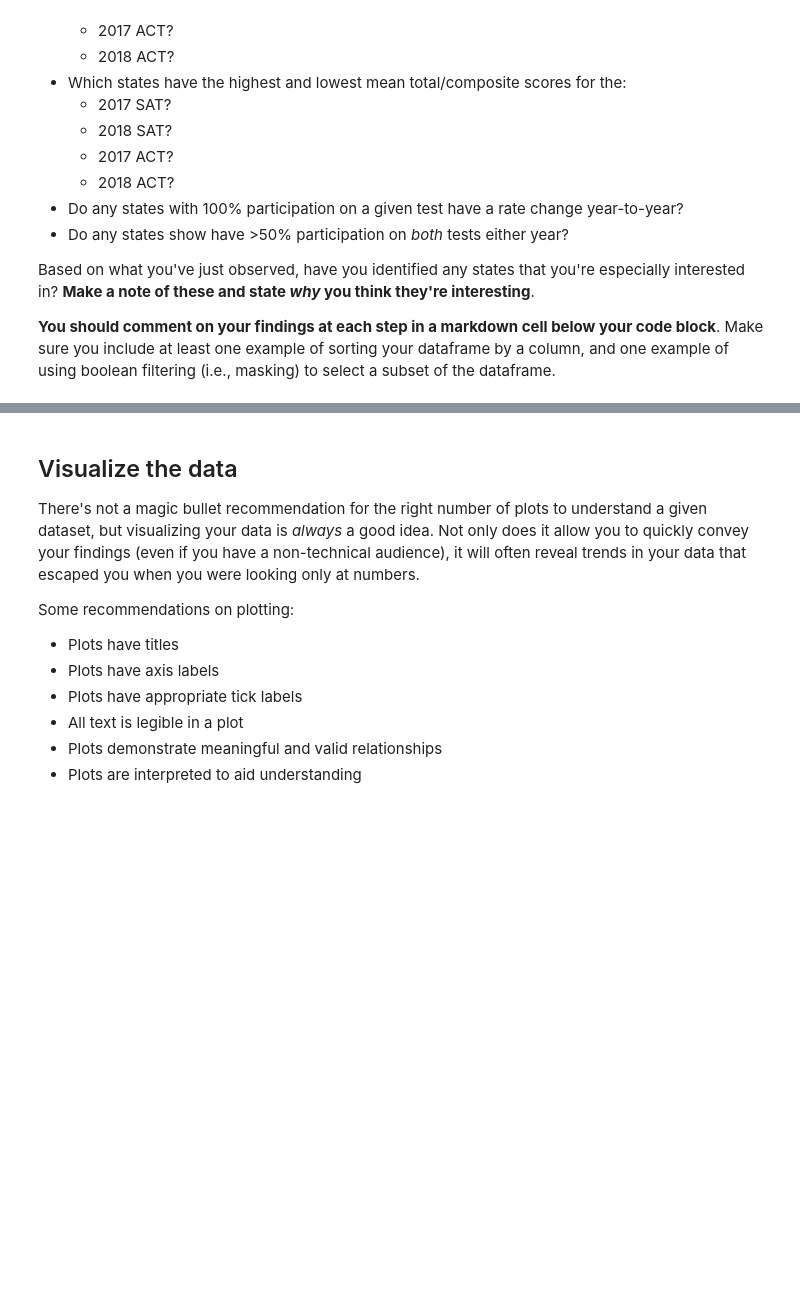
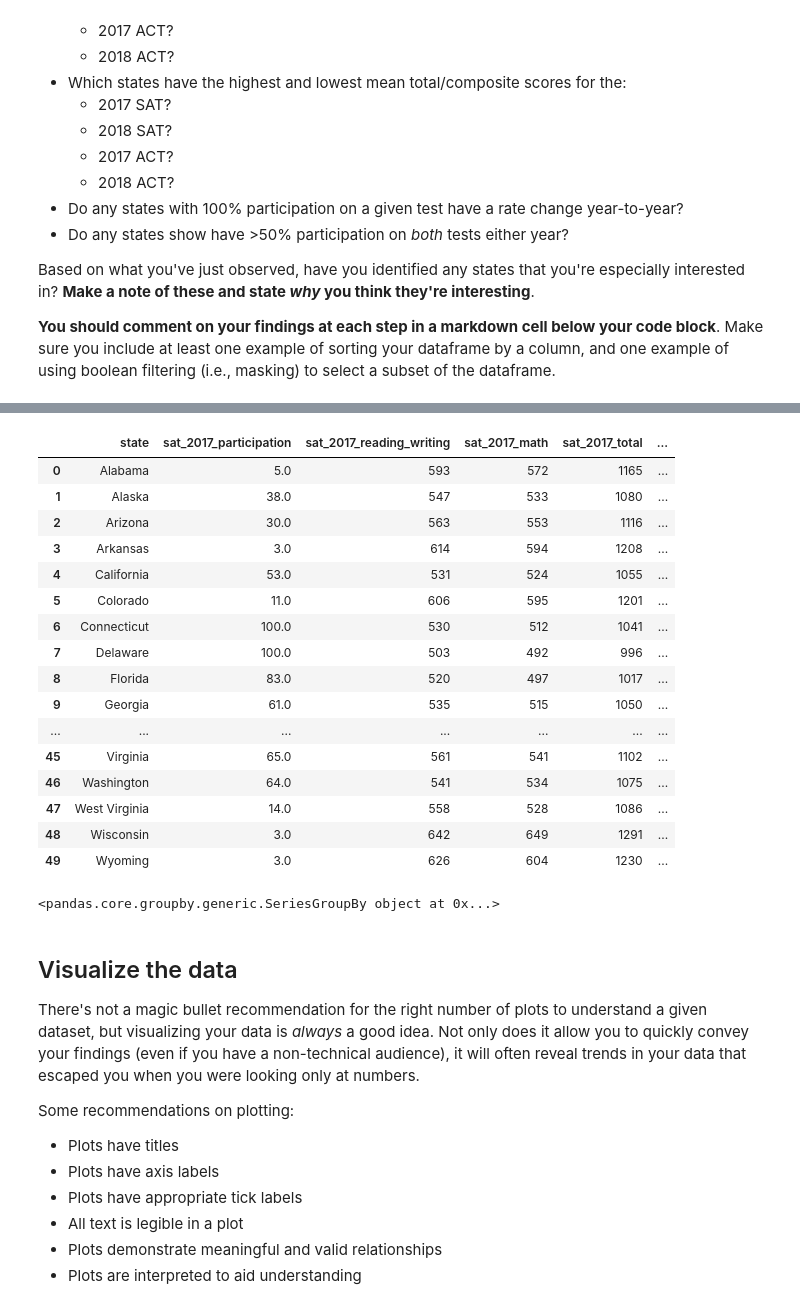
Before and after one commit to patruq/act-sat-performance, a Jupyter notebook: code/starter-code.ipynb, the cells around one changed output, grey strips where cells are left out. Saved outputs shown, nothing was run; the diff lists cells and outputs as text; code cells hidden in the pictures; blank space fills up the shorter version.

```diff
--- a/code/starter-code.ipynb
+++ b/code/starter-code.ipynb
@@ -655,3 +701,28 @@ final["sat_2017_participation"] >
+# %%
+final
+# %% [output]
+|  | state | sat_2017_participation | sat_2017_reading_writing | sat_2017_math | sat_2017_total | ... |
+| 0 | Alabama | 5.0 | 593 | 572 | 1165 | ... |
+| 1 | Alaska | 38.0 | 547 | 533 | 1080 | ... |
+| 2 | Arizona | 30.0 | 563 | 553 | 1116 | ... |
+| 3 | Arkansas | 3.0 | 614 | 594 | 1208 | ... |
+| 4 | California | 53.0 | 531 | 524 | 1055 | ... |
+| 5 | Colorado | 11.0 | 606 | 595 | 1201 | ... |
+| 6 | Connecticut | 100.0 | 530 | 512 | 1041 | ... |
+| 7 | Delaware | 100.0 | 503 | 492 | 996 | ... |
+| 8 | Florida | 83.0 | 520 | 497 | 1017 | ... |
+| 9 | Georgia | 61.0 | 535 | 515 | 1050 | ... |
+| ... | ... | ... | ... | ... | ... | ... |
+| 45 | Virginia | 65.0 | 561 | 541 | 1102 | ... |
+| 46 | Washington | 64.0 | 541 | 534 | 1075 | ... |
+| 47 | West Virginia | 14.0 | 558 | 528 | 1086 | ... |
+| 48 | Wisconsin | 3.0 | 642 | 649 | 1291 | ... |
+| 49 | Wyoming | 3.0 | 626 | 604 | 1230 | ... |
+# %%
+# Highest Mean Total/Composite Scores by State:
+final.groupby("state")["sat_2017_total"].max
+# %% [output]
+<pandas.core.groupby.generic.SeriesGroupBy object at 0x...>
 # %% [markdown]
 ## Visualize the data
 
```
Also changed, not shown: parts of 4 cells of this notebook.
